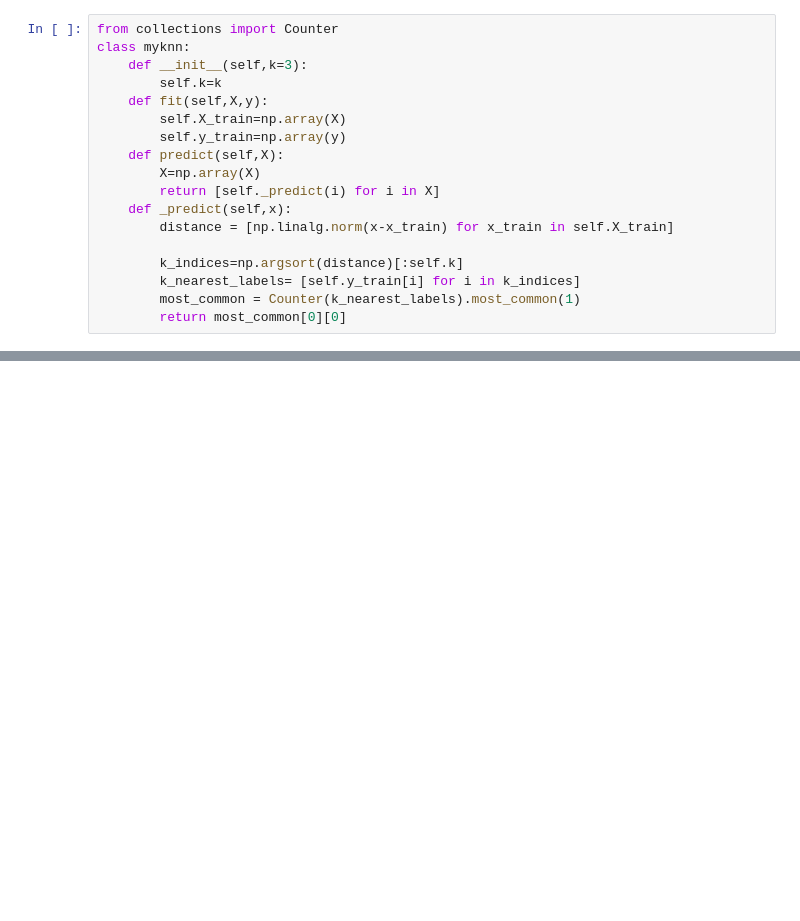
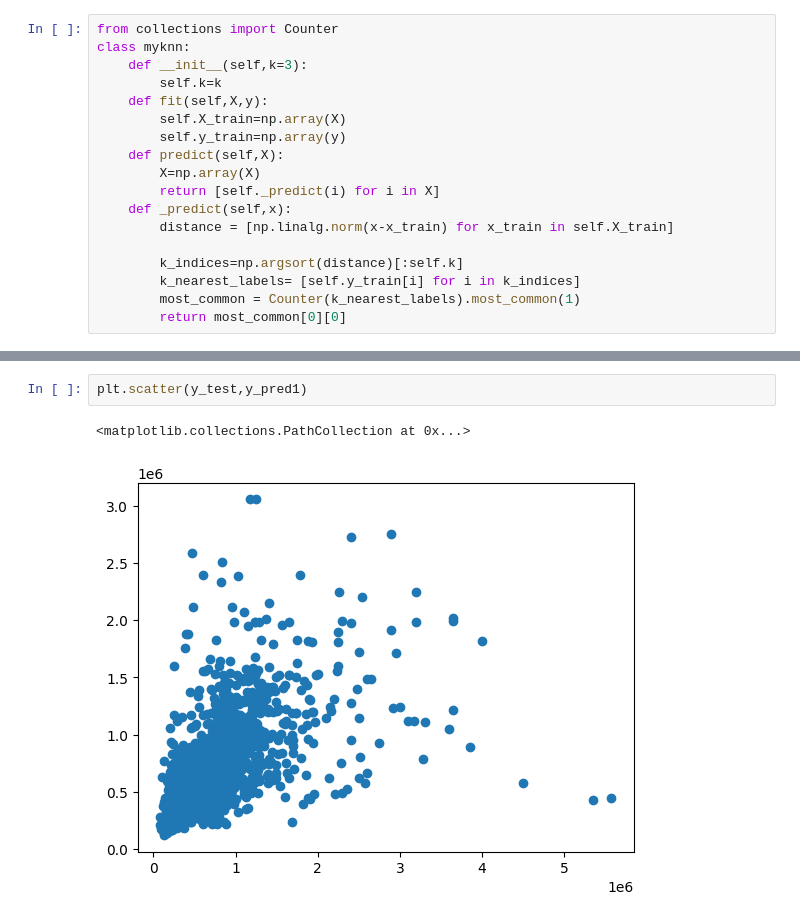
Before and after one commit to shebin09/aiml, a Jupyter notebook: algorithms/knn.ipynb, the cells around one changed output, grey strips where cells are left out. Drawn from its saved outputs; the diff is of its cells as text; blank space fills up the shorter version.

```diff
--- a/algorithms/knn.ipynb
+++ b/algorithms/knn.ipynb
@@ -96,0 +210,5 @@ plt.show()
+# %%
+plt.scatter(y_test,y_pred1)
+# %% [output]
+<matplotlib.collections.PathCollection at 0x...>
+[figure, added]
```
Also changed, not shown: parts of 21 cells of this notebook, 4 other files.
